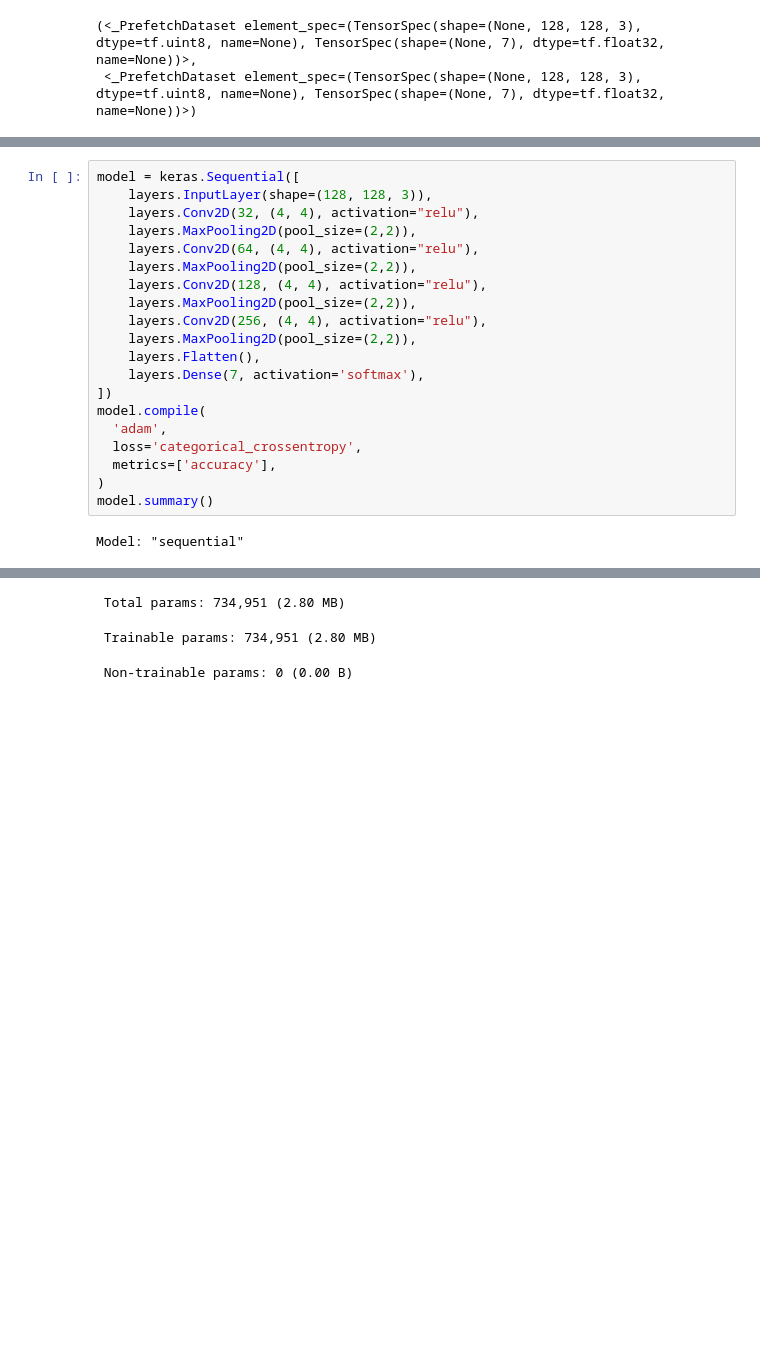
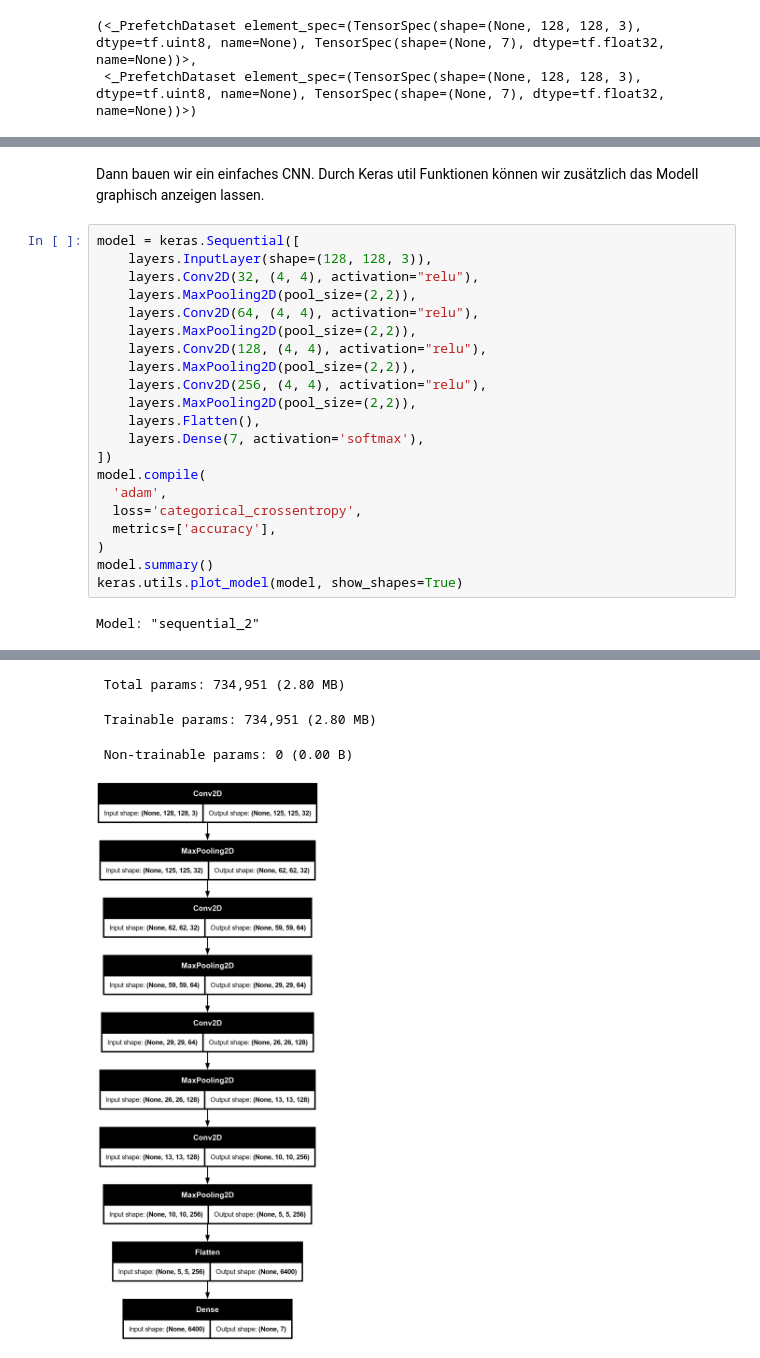
Before and after one commit to AngryBacteria/deeplearning-project-gujen1-steij14, a Jupyter notebook: imagenet_cnn.ipynb, the cells around one changed output, grey strips where cells are left out. Cells and saved outputs as stored; diff of their text form; blank space fills up the shorter version.

```diff
--- a/imagenet_cnn.ipynb
+++ b/imagenet_cnn.ipynb
@@ -56,3 +63,5 @@ augmented_train_ds, augmented_val_ds
+# %% [markdown]
+Dann bauen wir ein einfaches CNN. Durch Keras util Funktionen können wir zusätzlich das Modell graphisch anzeigen lassen.
 # %%
 model = keras.Sequential([
     layers.InputLayer(shape=(128, 128, 3)),
@@ -73,8 +82,9 @@ model.compile(
   metrics=['accuracy'],
 )
 model.summary()
+keras.utils.plot_model(model, show_shapes=True)
 # %% [output]
-Model: "sequential"
+Model: "sequential_2"
 ┏━━━━━━━━━━━━━━━━━━━━━━━━━━━━━━━━━┳━━━━━━━━━━━━━━━━━━━━━━━━┳━━━━━━━━━━━━━━━┓
 ┃ Layer (type)                    ┃ Output Shape           ┃       Param # ┃
 ┡━━━━━━━━━━━━━━━━━━━━━━━━━━━━━━━━━╇━━━━━━━━━━━━━━━━━━━━━━━━╇━━━━━━━━━━━━━━━┩
@@ -94,4 +104,5 @@ Model: "sequential"
 └─────────────────────────────────┴────────────────────────┴───────────────┘
  Total params: 734,951 (2.80 MB)
  Trainable params: 734,951 (2.80 MB)
  Non-trainable params: 0 (0.00 B)
+[figure, added]
```
Also changed, not shown: parts of 8 cells of this notebook, 1 other file.
